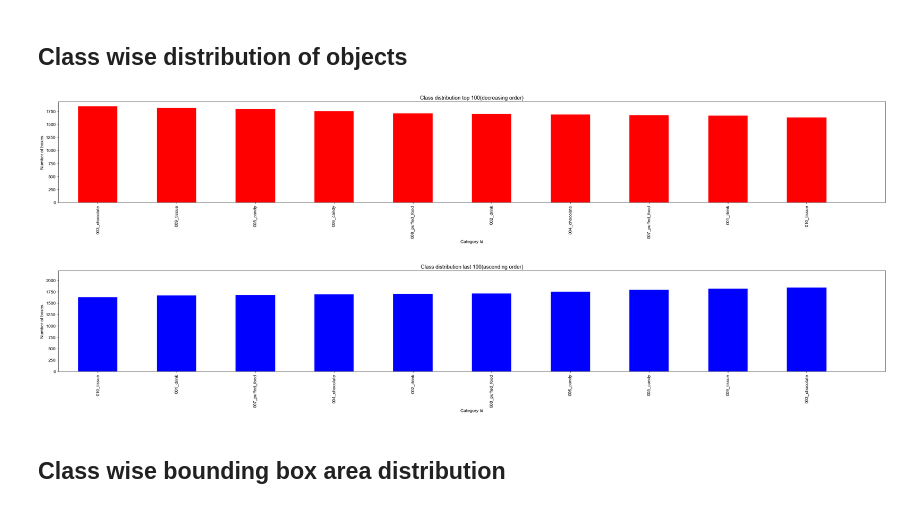
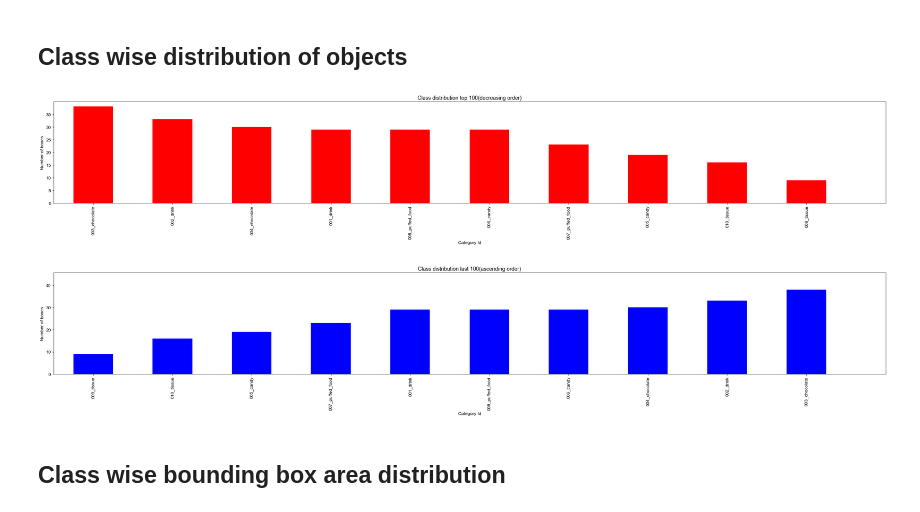
Before and after one commit to SYLin117/rpc_toolboxes2, a Jupyter notebook: utils/explore_twrpc.ipynb, the cells around one changed output. Saved outputs shown, nothing was run; the diff lists cells and outputs as text; code cells hidden in the pictures.

```diff
--- a/utils/explore_twrpc.ipynb
+++ b/utils/explore_twrpc.ipynb
@@ -22,8 +22,11 @@ matplotlib.rc('font', **font)
 # %%
 CLASSES = CATEGORIES_WITH_BACKGROUND
 
-src_file = r"D:\datasets\tw_rpc\combine\val_syn3000.json"
-src_desc = r"D:\datasets\tw_rpc\combine\val_syn3000"  # a name (identifier) for the dataset
+# src_file = r"D:\datasets\tw_rpc\combine\val_syn3000.json"
+# src_desc = r"D:\datasets\tw_rpc\combine\val_syn3000"  # a name (identifier) for the dataset
+
+src_file = r"D:\datasets\tw_rpc\val2019_100.json"
+src_desc = r"D:\datasets\tw_rpc\val2019"
 
 coco_obj = COCO(src_file)
 # Reading the json file
@@ -114,7 +117,7 @@ Avg number of boxes per image:  5
 # %%
 # Class distribution 將各類別出現的數量(bbox數)排序出來
 class2nboxes = {}
-nboxes_list_by_catID = [0] * 201
+nboxes_list_by_catID = [0] * 11
 for ann in root['annotations']:
     cat_id = ann['category_id']
     nboxes_list_by_catID[cat_id] += 1
@@ -135,35 +138,35 @@ buttom = min(len(asce_sorted_c2nb), 200)
 y = [i[1] for i in desc_sorted_c2nb[:top]]
 x = [i[0] for i in desc_sorted_c2nb[:top]]
 
 plt.figure(figsize=(40, 5))
 plt.xticks(rotation='vertical')
 plt.bar(np.arange(len(y)), y, width=0.5, tick_label=x, color='red')
 plt.xlim(-0.5, len(y))
 plt.xlabel('Category Id')
 plt.ylabel('Number of boxes')
 plt.title('Class distribution top 100(decreasing order)')
 plt.show()
 
 # to plot bottom
 y = [i[1] for i in asce_sorted_c2nb[:top]]
 x = [i[0] for i in asce_sorted_c2nb[:top]]
 
 plt.figure(figsize=(40, 5))
 plt.xticks(rotation='vertical')
 plt.bar(np.arange(len(y)), y, width=0.5, tick_label=x, color='blue')
 plt.xlim(-0.5, len(y))
 plt.xlabel('Category Id')
 plt.ylabel('Number of boxes')
 plt.title('Class distribution last 100(ascending order)')
 plt.margins(0.2)
 plt.show()
 
 # categ_map = {x['id']: x['name'] for x in root['categories']}
 # for k in categ_map.keys():
 #     print(k, '->', categ_map[k], end=", ")
 # %% [output]
-[figure, old version]
+[figure, new version]
-[figure, old version]
+[figure, new version]
 # %%
 from scipy.stats.stats import pearsonr
 
```
Also changed, not shown: parts of 3 cells of this notebook, 4 other files.
